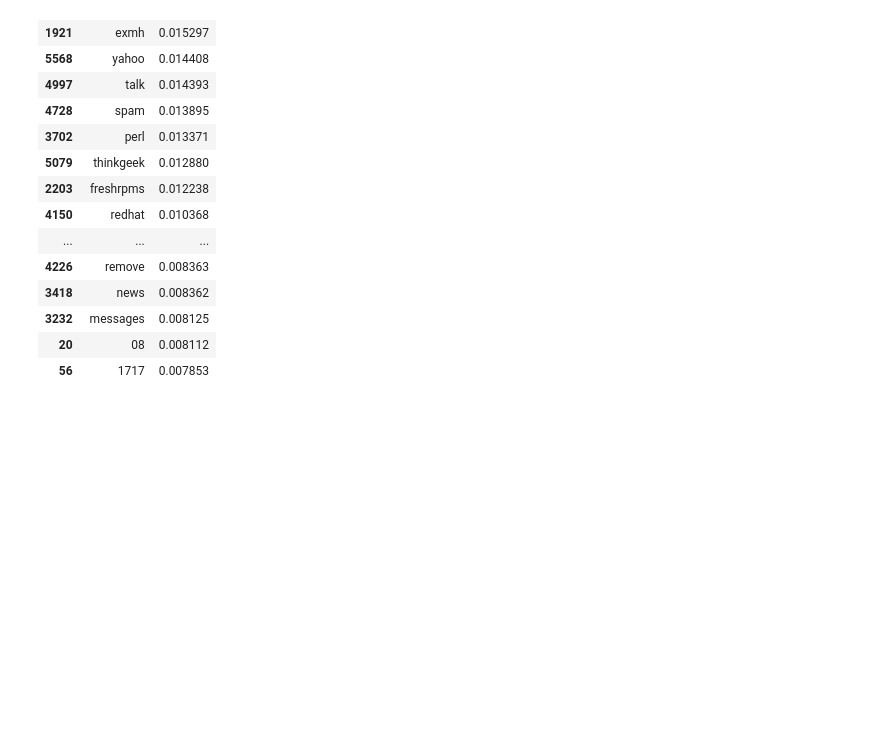
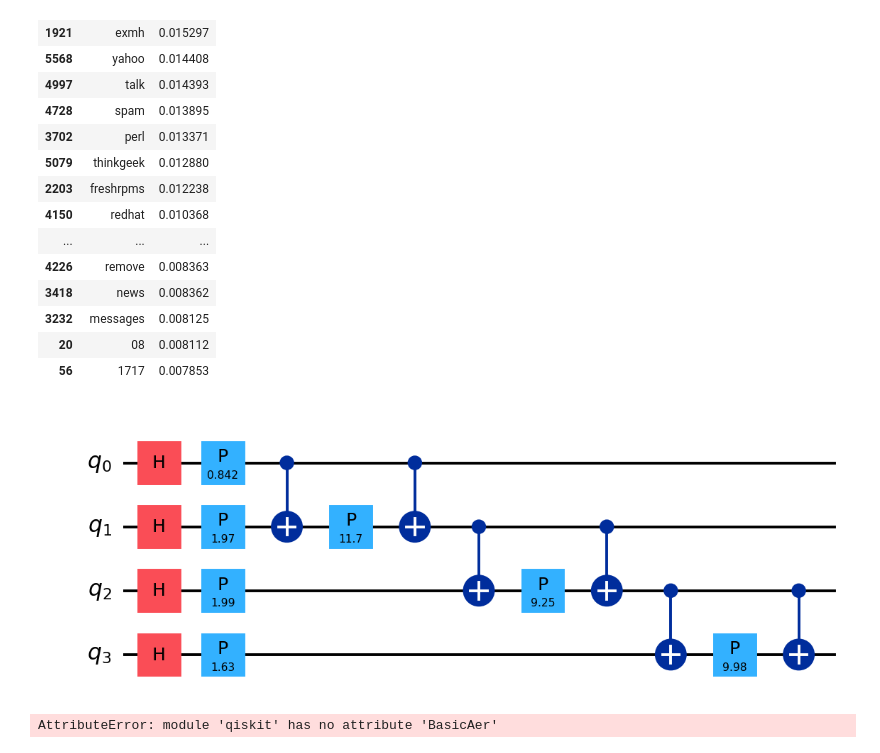
Before and after one commit to LoicBrison/TP_QSVM, a Jupyter notebook: App/new_notebook.ipynb, the cells around one changed output. Cells and saved outputs as stored; diff of their text form; code cells hidden in the pictures; blank space fills up the shorter version.

```diff
--- a/App/new_notebook.ipynb
+++ b/App/new_notebook.ipynb
@@ -287,0 +285,25 @@ from qiskit import BasicAer
+# %%
+import numpy as np
+import matplotlib.pyplot as plt
+from qiskit.circuit.library import ZZFeatureMap
+
+num_qubits = 4
+x = np.random.random(num_qubits)
+data = ZZFeatureMap(feature_dimension=num_qubits, reps=1, entanglement="linear")
+data.assign_parameters(x, inplace=True)
+data.decompose().draw("mpl", style="iqx", scale=1.4)
+# %% [output]
+[figure, added]
+# %%
+import qiskit
+from sklearn.svm import SVC
+from qiskit_ibm_runtime import QiskitRuntimeService
+from qiskit_machine_learning.algorithms import QSVC
+
+service = QiskitRuntimeService(channel="ibm_quantum", token="e6dec15dab235c04a88b1aee92cec77d00a5e29cd7a1b296c7fbccf841e64a91e3aa19343670a23c1fcb3cd8e3ae523c6dddd0e3f63137681a0cbe9861885c52")
+backend = service.backend("ibmq_qasm_simulator")
+
+qsvc = QSVC(backend=backend, quantum_instance=service)
+qsvc.fit()
+# %% [output]
+AttributeError: module 'qiskit' has no attribute 'BasicAer'
```
Also changed, not shown: parts of 1 cell of this notebook, 2 other files.
